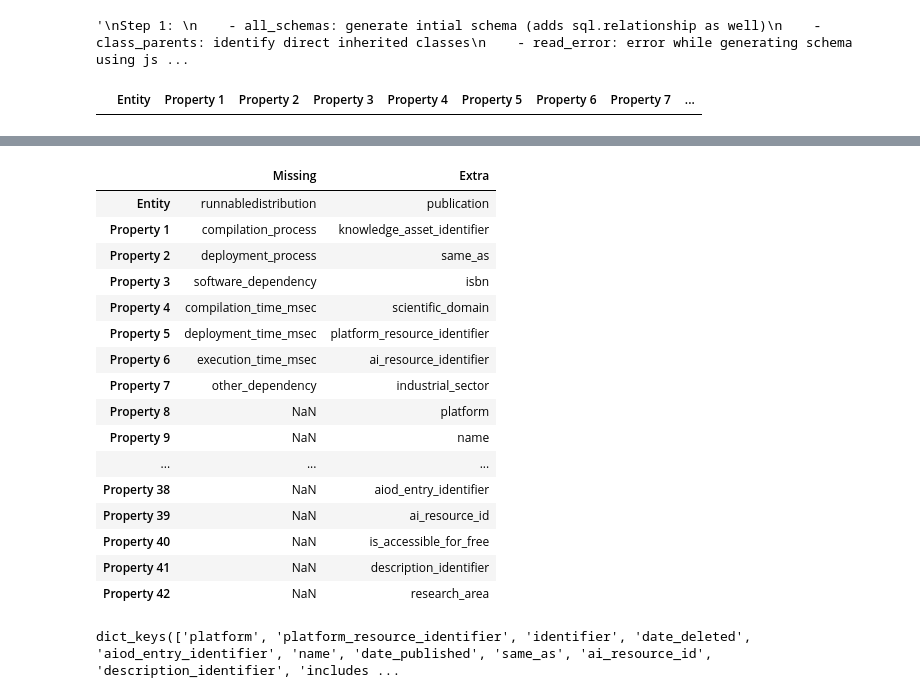
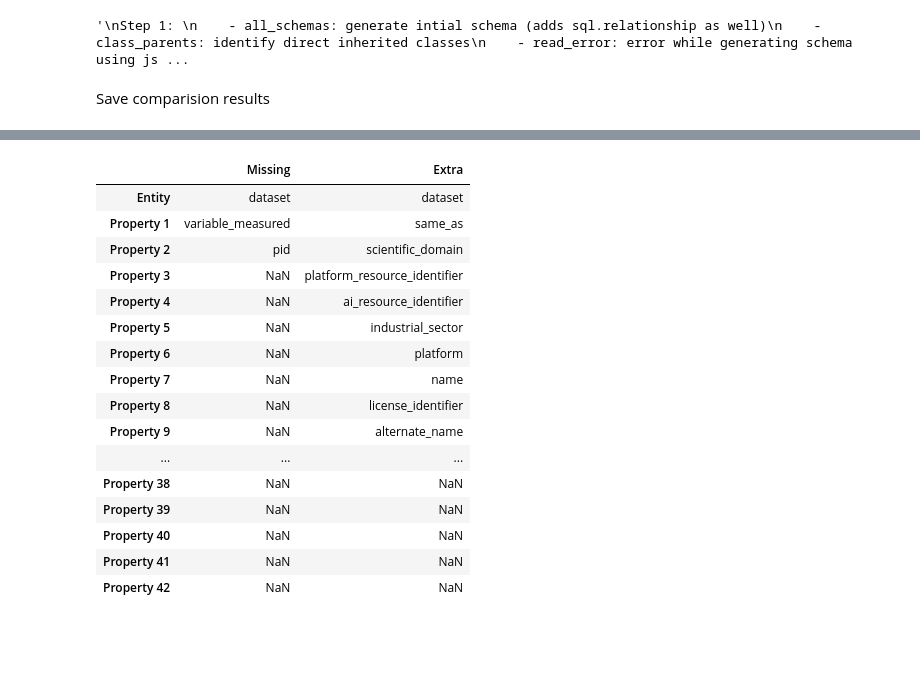
Before and after one commit to crocmons/AIOD-rest-api, a Jupyter notebook: generate_json_schema/generate_schema_no_inheritance.ipynb, the cells around one changed output, grey strips where cells are left out. Drawn from its saved outputs; the diff is of its cells as text; code cells hidden in the pictures; blank space fills up the shorter version.

```diff
--- a/generate_json_schema/generate_schema_no_inheritance.ipynb
+++ b/generate_json_schema/generate_schema_no_inheritance.ipynb
@@ -512,7 +516,5 @@ comparison_results = compare_schemas(conceptual_model["classes"], merged_schema)
 missing_entities_df, extra_entities_df, missing_properties_df, extra_properties_df = (
     comparison_results_to_dataframe(comparison_results)
 )
-# %%
-missing_properties_df[missing_properties_df["Entity"] == "knowledgeasset"].dropna(axis=1)
-# %% [output]
-|  | Entity | Property 1 | Property 2 | Property 3 | Property 4 | Property 5 | Property 6 | Property 7 | ... |
+# %% [markdown]
+Save comparision results
@@ -541,24 +552,24 @@ missing_properties_df
 | 15 | distribution | date_modified | has_computational_requirement | NaN | NaN | NaN | NaN | NaN | ... |
 | 16 | experiment | uses_model | uses_dataset | exemplary_execution_settings | NaN | NaN | NaN | NaN | ... |
 # %%
-df_combined = pd.concat([missing_properties_df.iloc[1], extra_properties_df.loc[6]], axis=1)
+df_combined = pd.concat([missing_properties_df.iloc[0], extra_properties_df.loc[0]], axis=1)
 df_combined.columns = ["Missing", "Extra"]
 df_combined
 # %% [output]
 |  | Missing | Extra |
-| Entity | runnabledistribution | publication |
-| Property 1 | compilation_process | knowledge_asset_identifier |
-| Property 2 | deployment_process | same_as |
-| Property 3 | software_dependency | isbn |
-| Property 4 | compilation_time_msec | scientific_domain |
-| Property 5 | deployment_time_msec | platform_resource_identifier |
-| Property 6 | execution_time_msec | ai_resource_identifier |
-| Property 7 | other_dependency | industrial_sector |
-| Property 8 | NaN | platform |
-| Property 9 | NaN | name |
+| Entity | dataset | dataset |
+| Property 1 | variable_measured | same_as |
+| Property 2 | pid | scientific_domain |
+| Property 3 | NaN | platform_resource_identifier |
+| Property 4 | NaN | ai_resource_identifier |
+| Property 5 | NaN | industrial_sector |
+| Property 6 | NaN | platform |
+| Property 7 | NaN | name |
+| Property 8 | NaN | license_identifier |
+| Property 9 | NaN | alternate_name |
 | ... | ... | ... |
-| Property 38 | NaN | aiod_entry_identifier |
-| Property 39 | NaN | ai_resource_id |
-| Property 40 | NaN | is_accessible_for_free |
-| Property 41 | NaN | description_identifier |
-| Property 42 | NaN | research_area |
+| Property 38 | NaN | NaN |
+| Property 39 | NaN | NaN |
+| Property 40 | NaN | NaN |
+| Property 41 | NaN | NaN |
+| Property 42 | NaN | NaN |
@@ -574,4 +575,0 @@ extra_properties_df.to_csv("comparision_results_noinheritance/extra_properties.c
-# %%
-all_schemas["resourcebundle"]["properties"].keys()
-# %% [output]
-dict_keys(['platform', 'platform_resource_identifier', 'identifier', 'date_deleted', 'aiod_entry_identifier', 'name', 'date_published', 'same_as', 'ai_resource_id', 'description_identifier', 'includes ...
```
Also changed, not shown: parts of 4 cells of this notebook.
